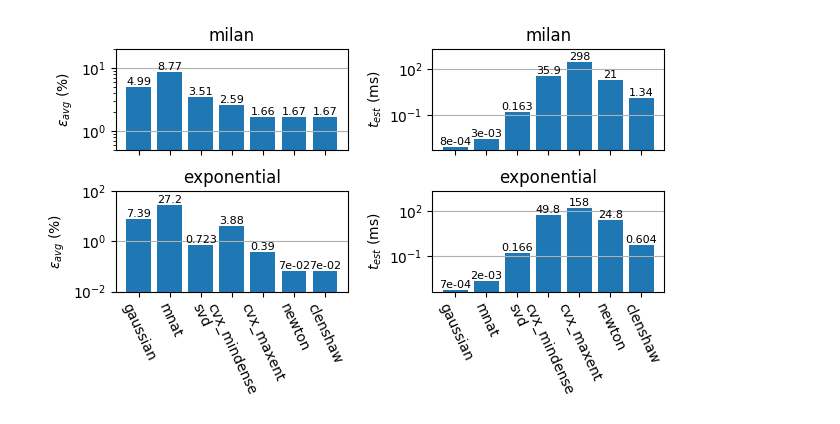
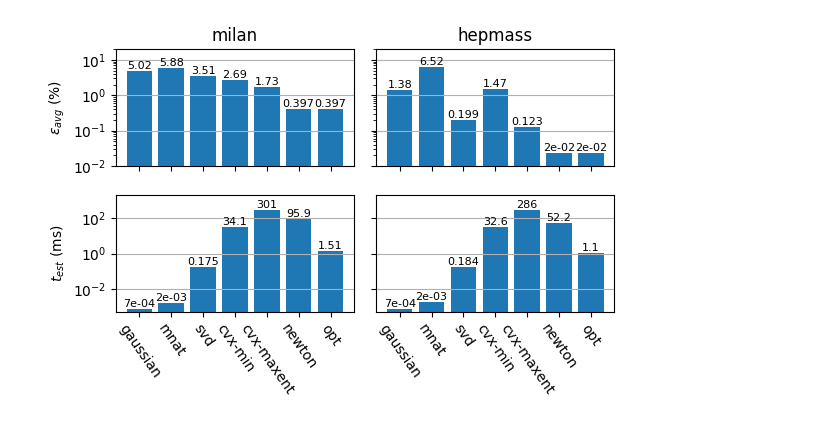
Before and after one commit to stanford-futuredata/msketch, a Jupyter notebook: analysis/Lesion Results.ipynb, the cells around one changed output. Drawn from its saved outputs; the diff is of its cells as text; code cells hidden in the pictures.

```diff
--- a/analysis/Lesion Results.ipynb
+++ b/analysis/Lesion Results.ipynb
@@ -66,12 +68,20 @@ sorted_data["exponential"] = np.sort(orig_data)
 df1 = pd.read_csv("../cvxestimate/lesion_results.csv")
 df2 = pd.read_csv("../cvxestimate/lesion_solve.csv")
 df = pd.concat([df1, df2]).reset_index()
-dft = gen_plots(df, sorted_data)
+dft = process(df, sorted_vals)
 # %%
 dfg = dft.groupby(["dataset","sketch"]).mean()
 # %%
 sketches = ["gaussian", "mnat", "lp", "mindensity", "maxent", "newton", "clenshaw"]
-sketch_display_names = ["gaussian", "mnat", "svd", "cvx_mindense", "cvx_maxent", "newton", "clenshaw"]
+sketch_display_names = [
+    "gaussian",
+    "mnat",
+    "svd",
+    "cvx-min",
+    "cvx-maxent",
+    "newton",
+    "opt"
+]
 # %%
 def gen_bar_plot(ax, xlabels, ys, log=False, label=False):
     n = len(ys)
@@ -92,39 +102,40 @@ def gen_bar_plot(ax, xlabels, ys, log=False, label=False):
                 ha='center', va='bottom', size = 8,
             )
     ax.set_xticks(xlocs)
-    ax.set_xticklabels(xlabels, rotation=-65)
+    ax.set_xticklabels(xlabels, rotation=-55)
+# %%
+l_datasets = ["milan", "hepmass"]
 # %%
-fig, axs = plt.subplots(figsize=(6.5,4), nrows=2, ncols=2, sharex=True, dpi=100)
-for di in range(len(datasets)):
-    dname = datasets[di]
+fig, axs = plt.subplots(figsize=(6,4), nrows=2, ncols=2, sharex=True, sharey="row", dpi=100)
+for di in range(len(l_datasets)):
+    dname = l_datasets[di]
     dtemp = dfg.loc[dname]
 
-    ax = axs[di][0]
+    ax = axs[0][di]
     ys = []
     for cursketch in sketches:
         ys.append(dtemp.loc[cursketch]["error"])
     ys = np.array(ys)
     gen_bar_plot(ax, sketch_display_names, np.array(ys)*100, log=True, label=True)
-    if (di == 0):
-        ax.set_ylim(.5, 20)
-    else:
-        ax.set_ylim(.01, 100)
-    ax.set_ylabel("$\epsilon_{avg}$ (%)")
+    ax.set_ylim(.01, 20)
+    if di == 0:
+        ax.set_ylabel("$\epsilon_{avg}$ (%)")
     ax.yaxis.grid(True)
     ax.set_title(dname)
 
-    ax = axs[di][1]
+    ax = axs[1][di]
     ys = []
     for cursketch in sketches:
         ys.append(dtemp.loc[cursketch]["query_time"])
     ys = np.array(ys)
     gen_bar_plot(ax, sketch_display_names, np.array(ys)*1e-6, log=True, label=True)
     ax.set_ylim(.5e-3, 2e3)
-    ax.set_ylabel("$t_{est}$ (ms)")
+    if di == 0:
+        ax.set_ylabel("$t_{est}$ (ms)")
     ax.yaxis.grid(True)
-    ax.set_title(dname)
+#     ax.set_title(dname)
 
 fig.tight_layout()
 fig.savefig("lesion.pdf")
 # %% [output]
-[figure, old version]
+[figure, new version]
```
Also changed, not shown: parts of 5 cells of this notebook, 8 other files.
